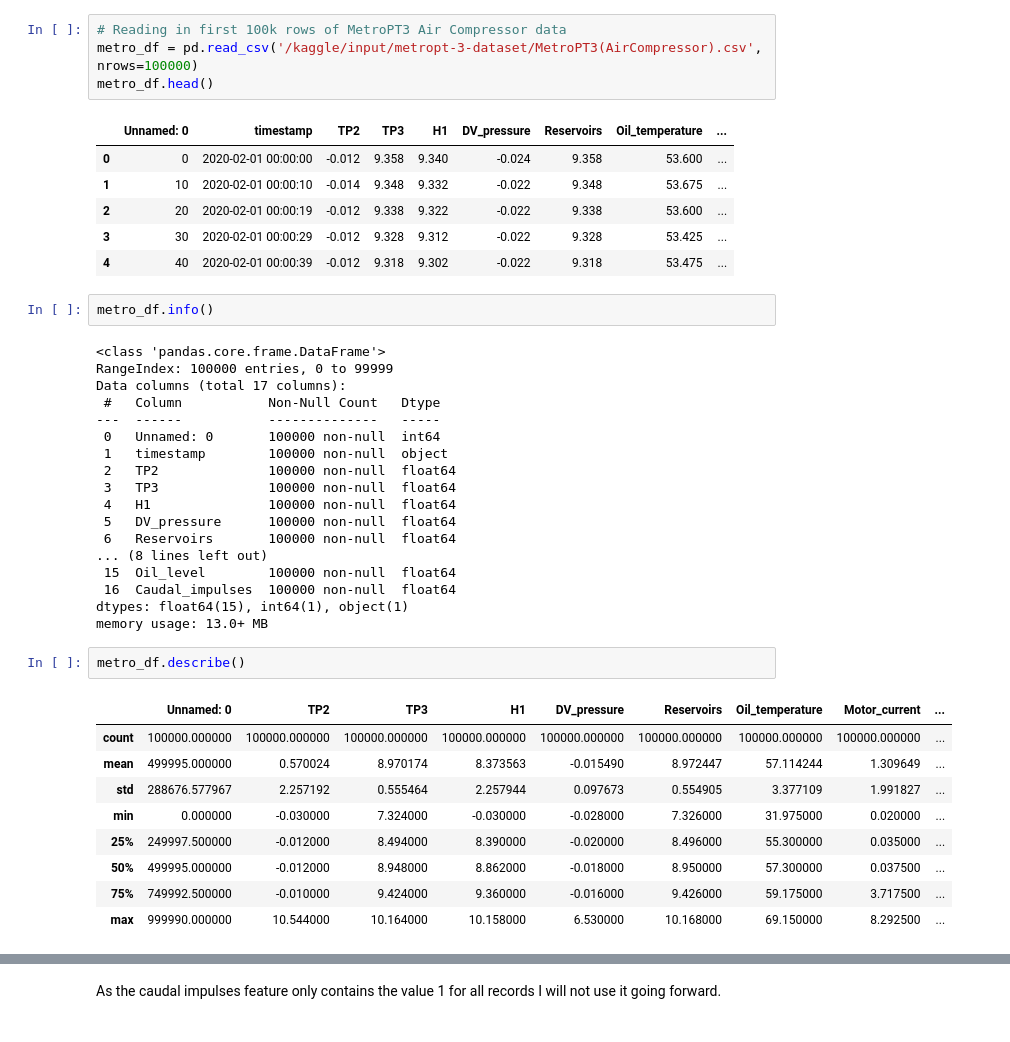
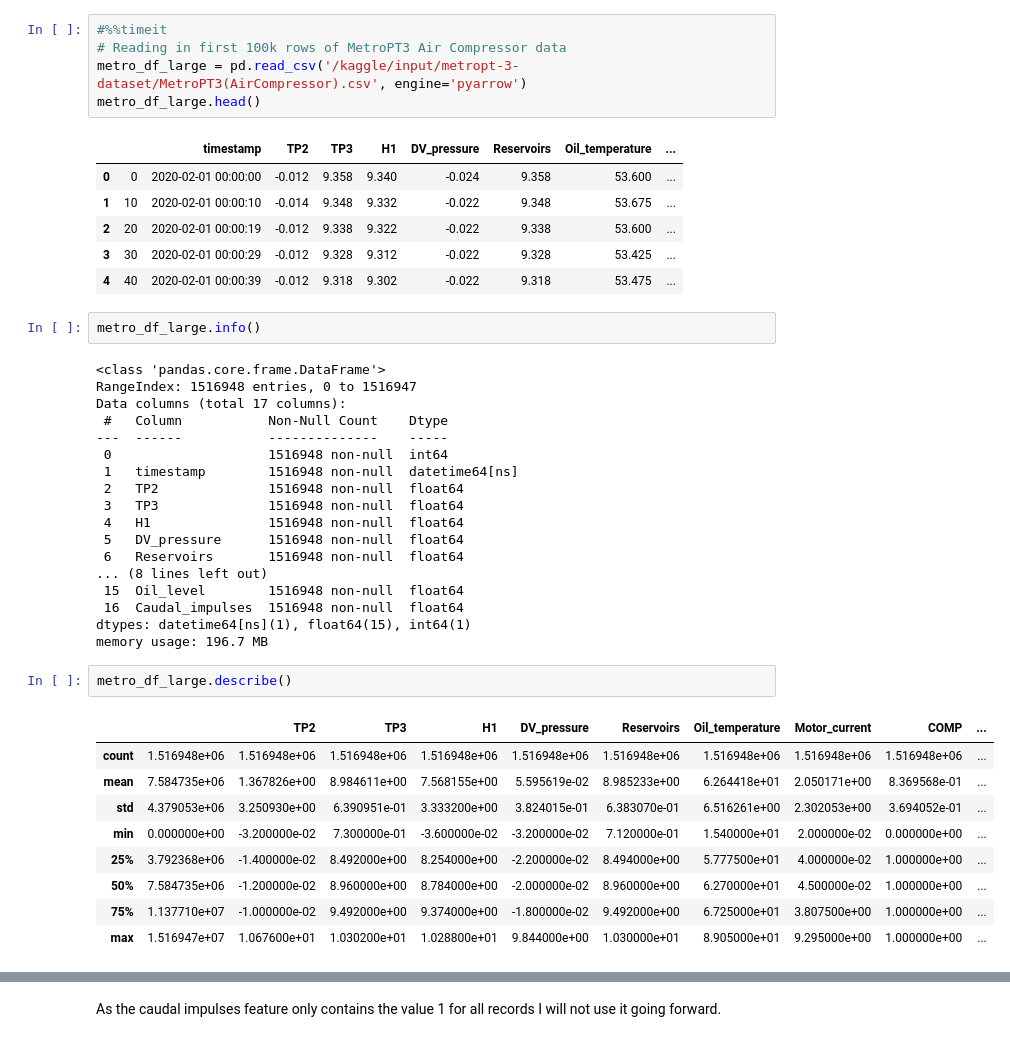
Before and after one commit to Dave-Codes/Predictive-Maintenance, a Jupyter notebook: predictive-maintenance-metropt-3.ipynb, the cells around one changed output, grey strips where cells are left out. Saved outputs shown, nothing was run; the diff lists cells and outputs as text.

Commit message:
Kaggle Notebook | Predictive Maintenance MetroPT-3 | Version 2

```diff
--- a/predictive-maintenance-metropt-3.ipynb
+++ b/predictive-maintenance-metropt-3.ipynb
@@ -20,45 +17,46 @@ for dirname, _, filenames in os.walk('/kaggle/input'):
 /kaggle/input/metropt-3-dataset/MetroPT3(AirCompressor).csv
 /kaggle/input/metropt-3-dataset/Data Description_Metro.pdf
 # %%
+#%%timeit
 # Reading in first 100k rows of MetroPT3 Air Compressor data
-metro_df = pd.read_csv('/kaggle/input/metropt-3-dataset/MetroPT3(AirCompressor).csv', nrows=100000)
-metro_df.head()
+metro_df_large = pd.read_csv('/kaggle/input/metropt-3-dataset/MetroPT3(AirCompressor).csv', engine='pyarrow')
+metro_df_large.head()
 # %% [output]
-|  | Unnamed: 0 | timestamp | TP2 | TP3 | H1 | DV_pressure | Reservoirs | Oil_temperature | ... |
+|  |  | timestamp | TP2 | TP3 | H1 | DV_pressure | Reservoirs | Oil_temperature | ... |
 | 0 | 0 | 2020-02-01 00:00:00 | -0.012 | 9.358 | 9.340 | -0.024 | 9.358 | 53.600 | ... |
 | 1 | 10 | 2020-02-01 00:00:10 | -0.014 | 9.348 | 9.332 | -0.022 | 9.348 | 53.675 | ... |
 | 2 | 20 | 2020-02-01 00:00:19 | -0.012 | 9.338 | 9.322 | -0.022 | 9.338 | 53.600 | ... |
 | 3 | 30 | 2020-02-01 00:00:29 | -0.012 | 9.328 | 9.312 | -0.022 | 9.328 | 53.425 | ... |
 | 4 | 40 | 2020-02-01 00:00:39 | -0.012 | 9.318 | 9.302 | -0.022 | 9.318 | 53.475 | ... |
 # %%
-metro_df.info()
+metro_df_large.info()
 # %% [output]
 <class 'pandas.core.frame.DataFrame'>
-RangeIndex: 100000 entries, 0 to 99999
+RangeIndex: 1516948 entries, 0 to 1516947
 Data columns (total 17 columns):
- #   Column           Non-Null Count   Dtype
----  ------           --------------   -----
- 0   Unnamed: 0       100000 non-null  int64
- 1   timestamp        100000 non-null  object
- 2   TP2              100000 non-null  float64
- 3   TP3              100000 non-null  float64
- 4   H1               100000 non-null  float64
- 5   DV_pressure      100000 non-null  float64
- 6   Reservoirs       100000 non-null  float64
+ #   Column           Non-Null Count    Dtype
+---  ------           --------------    -----
+ 0                    1516948 non-null  int64
+ 1   timestamp        1516948 non-null  datetime64[ns]
+ 2   TP2              1516948 non-null  float64
+ 3   TP3              1516948 non-null  float64
+ 4   H1               1516948 non-null  float64
+ 5   DV_pressure      1516948 non-null  float64
+ 6   Reservoirs       1516948 non-null  float64
 ... (8 lines left out)
- 15  Oil_level        100000 non-null  float64
- 16  Caudal_impulses  100000 non-null  float64
-dtypes: float64(15), int64(1), object(1)
-memory usage: 13.0+ MB
+ 15  Oil_level        1516948 non-null  float64
+ 16  Caudal_impulses  1516948 non-null  float64
+dtypes: datetime64[ns](1), float64(15), int64(1)
+memory usage: 196.7 MB
 # %%
-metro_df.describe()
+metro_df_large.describe()
 # %% [output]
-|  | Unnamed: 0 | TP2 | TP3 | H1 | DV_pressure | Reservoirs | Oil_temperature | Motor_current | ... |
-| count | 100000.000000 | 100000.000000 | 100000.000000 | 100000.000000 | 100000.000000 | 100000.000000 | 100000.000000 | 100000.000000 | ... |
-| mean | 499995.000000 | 0.570024 | 8.970174 | 8.373563 | -0.015490 | 8.972447 | 57.114244 | 1.309649 | ... |
-| std | 288676.577967 | 2.257192 | 0.555464 | 2.257944 | 0.097673 | 0.554905 | 3.377109 | 1.991827 | ... |
-| min | 0.000000 | -0.030000 | 7.324000 | -0.030000 | -0.028000 | 7.326000 | 31.975000 | 0.020000 | ... |
-| 25% | 249997.500000 | -0.012000 | 8.494000 | 8.390000 | -0.020000 | 8.496000 | 55.300000 | 0.035000 | ... |
-| 50% | 499995.000000 | -0.012000 | 8.948000 | 8.862000 | -0.018000 | 8.950000 | 57.300000 | 0.037500 | ... |
-| 75% | 749992.500000 | -0.010000 | 9.424000 | 9.360000 | -0.016000 | 9.426000 | 59.175000 | 3.717500 | ... |
-| max | 999990.000000 | 10.544000 | 10.164000 | 10.158000 | 6.530000 | 10.168000 | 69.150000 | 8.292500 | ... |
+|  |  | TP2 | TP3 | H1 | DV_pressure | Reservoirs | Oil_temperature | Motor_current | COMP | ... |
+| count | 1.516948e+06 | 1.516948e+06 | 1.516948e+06 | 1.516948e+06 | 1.516948e+06 | 1.516948e+06 | 1.516948e+06 | 1.516948e+06 | 1.516948e+06 | ... |
+| mean | 7.584735e+06 | 1.367826e+00 | 8.984611e+00 | 7.568155e+00 | 5.595619e-02 | 8.985233e+00 | 6.264418e+01 | 2.050171e+00 | 8.369568e-01 | ... |
+| std | 4.379053e+06 | 3.250930e+00 | 6.390951e-01 | 3.333200e+00 | 3.824015e-01 | 6.383070e-01 | 6.516261e+00 | 2.302053e+00 | 3.694052e-01 | ... |
+| min | 0.000000e+00 | -3.200000e-02 | 7.300000e-01 | -3.600000e-02 | -3.200000e-02 | 7.120000e-01 | 1.540000e+01 | 2.000000e-02 | 0.000000e+00 | ... |
+| 25% | 3.792368e+06 | -1.400000e-02 | 8.492000e+00 | 8.254000e+00 | -2.200000e-02 | 8.494000e+00 | 5.777500e+01 | 4.000000e-02 | 1.000000e+00 | ... |
+| 50% | 7.584735e+06 | -1.200000e-02 | 8.960000e+00 | 8.784000e+00 | -2.000000e-02 | 8.960000e+00 | 6.270000e+01 | 4.500000e-02 | 1.000000e+00 | ... |
+| 75% | 1.137710e+07 | -1.000000e-02 | 9.492000e+00 | 9.374000e+00 | -1.800000e-02 | 9.492000e+00 | 6.725000e+01 | 3.807500e+00 | 1.000000e+00 | ... |
+| max | 1.516947e+07 | 1.067600e+01 | 1.030200e+01 | 1.028800e+01 | 9.844000e+00 | 1.030000e+01 | 8.905000e+01 | 9.295000e+00 | 1.000000e+00 | ... |
```
Also changed, not shown: parts of 12 cells of this notebook.
